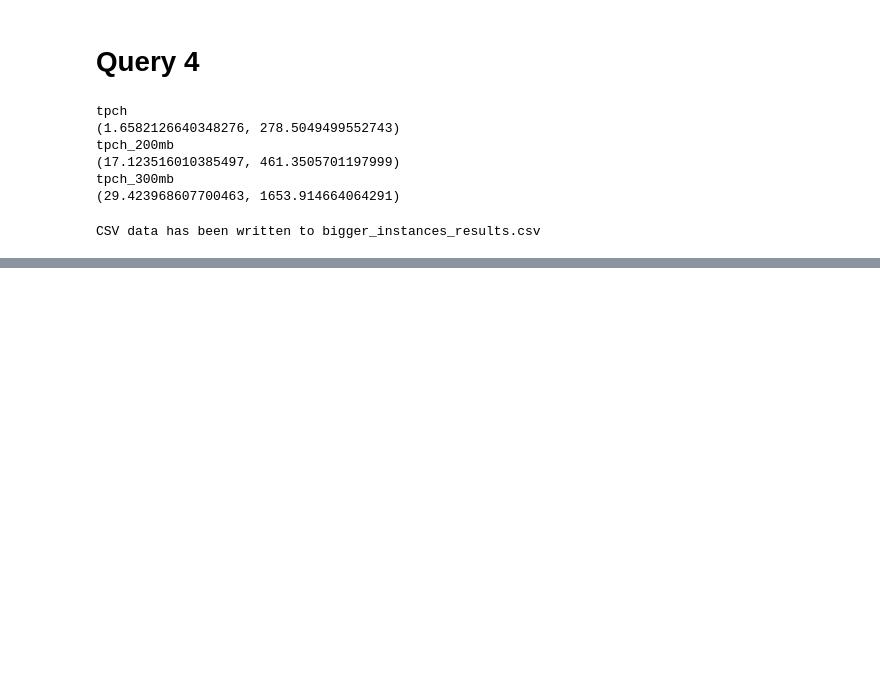
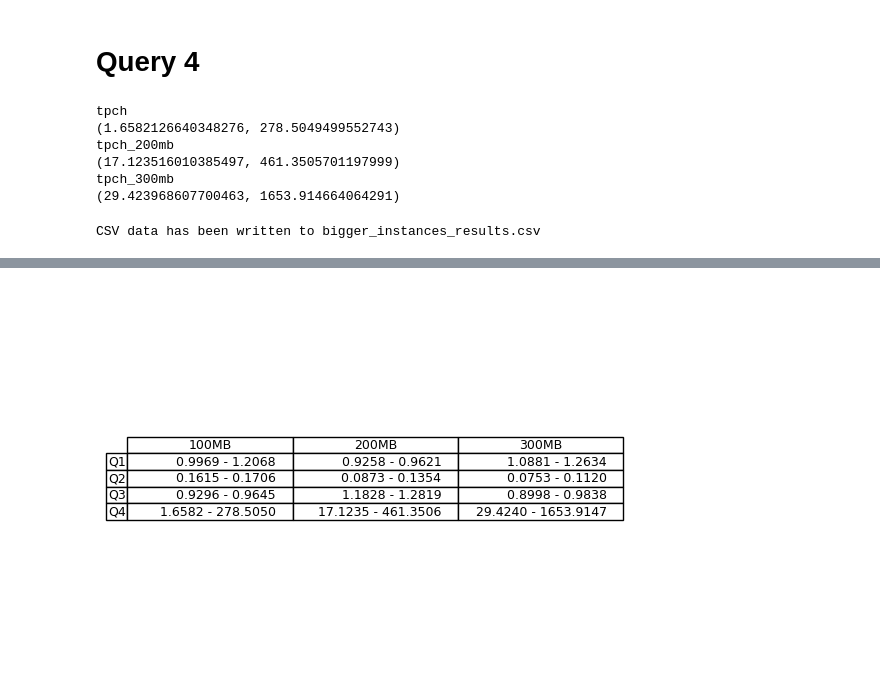
Before and after one commit to AdithyaViswanathan1/CS6360-Paper-Implementation, a Jupyter notebook: bigger_instances.ipynb, the cells around one changed output, grey strips where cells are left out. Drawn from its saved outputs; the diff is of its cells as text; code cells hidden in the pictures; blank space fills up the shorter version.

Commit message:
table result added

```diff
--- a/bigger_instances.ipynb
+++ b/bigger_instances.ipynb
@@ -219,0 +229,21 @@ print(tabulate(data, headers=header, tablefmt='grid'))
+# %%
+# Create a figure and axis
+fig, ax = plt.subplots()
+
+# Hide axes
+ax.axis('off')
+
+# Create a table
+table = ax.table(cellText=df_formatted.values,
+                 colLabels=df_formatted.columns,
+                 rowLabels=df_formatted.index,  # Include index as row labels
+                 loc='center')
+
+# Set font size
+table.auto_set_font_size(True)
+# table.set_fontsize(9)
+
+# Save the table as an image
+plt.savefig('bigger_instances_final.png', bbox_inches='tight', pad_inches=0.1)
+# %% [output]
+[figure, added]
```
Also changed, not shown: parts of 4 cells of this notebook, 2 other files.
